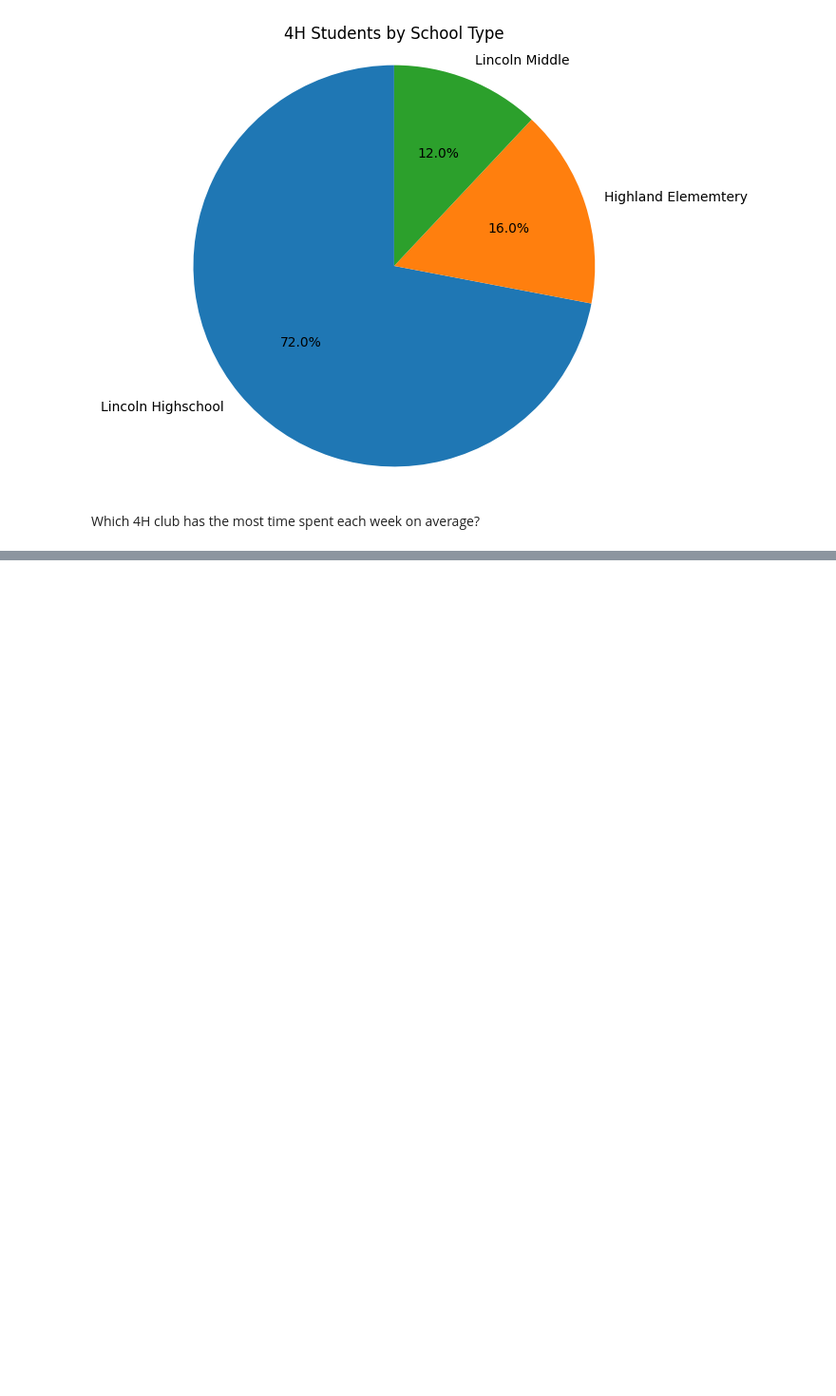
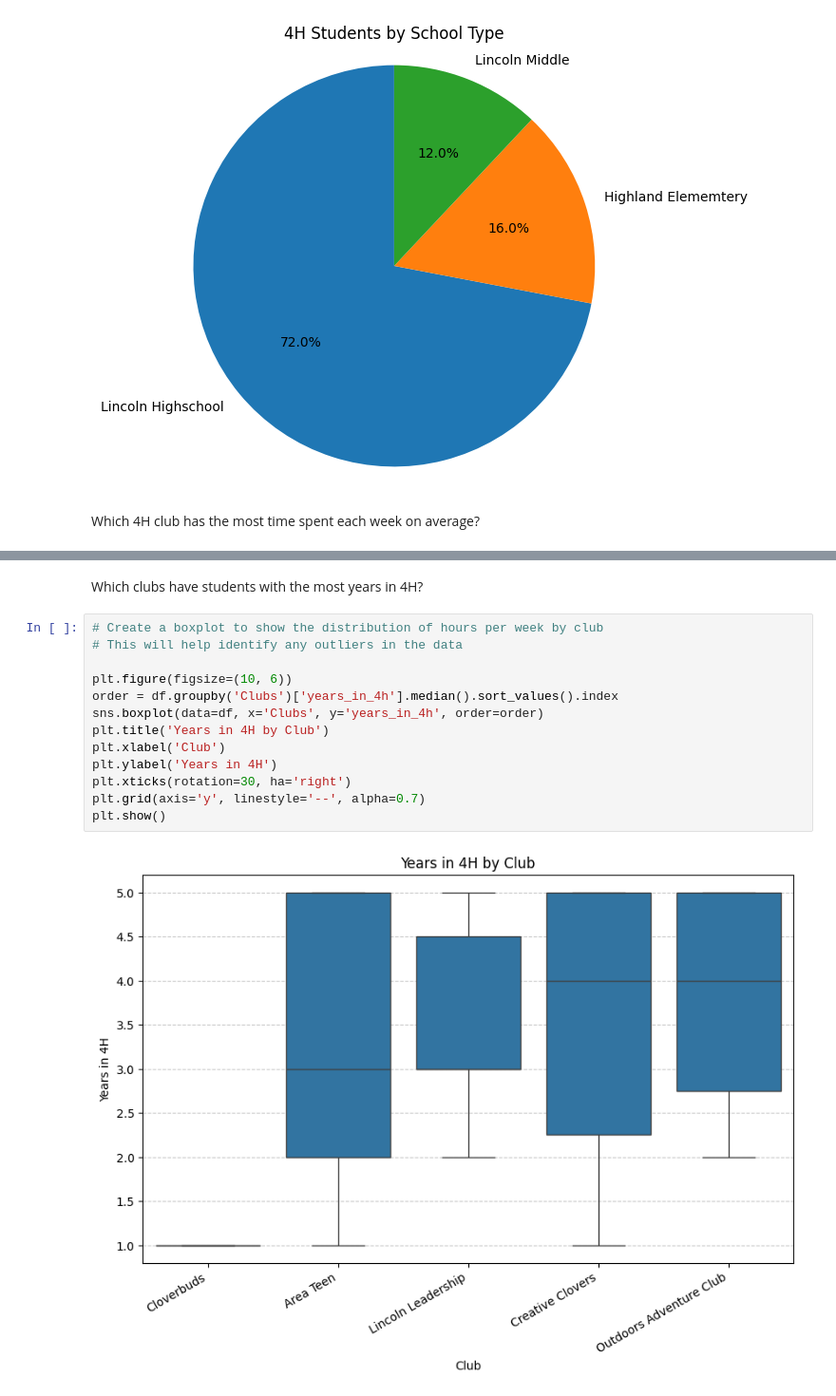
Before and after one commit to KCrowe03/KY-4H-Data-Visualization, a Jupyter notebook: Notebooks/lincoln_4h_analysis.ipynb, the cells around one changed output, grey strips where cells are left out. Shown: that part at 95% size. Cells and saved outputs as stored; diff of their text form; blank space fills up the shorter version.

```diff
--- a/Notebooks/lincoln_4h_analysis.ipynb
+++ b/Notebooks/lincoln_4h_analysis.ipynb
@@ -142,0 +161,17 @@ plt.show()
+# %% [markdown]
+Which clubs have students with the most years in 4H?
+# %%
+# Create a boxplot to show the distribution of hours per week by club
+# This will help identify any outliers in the data
+
+plt.figure(figsize=(10, 6))
+order = df.groupby('Clubs')['years_in_4h'].median().sort_values().index
+sns.boxplot(data=df, x='Clubs', y='years_in_4h', order=order)
+plt.title('Years in 4H by Club')
+plt.xlabel('Club')
+plt.ylabel('Years in 4H')
+plt.xticks(rotation=30, ha='right')
+plt.grid(axis='y', linestyle='--', alpha=0.7)
+plt.show()
+# %% [output]
+[figure, added]
```
Also changed, not shown: parts of 12 cells of this notebook.
